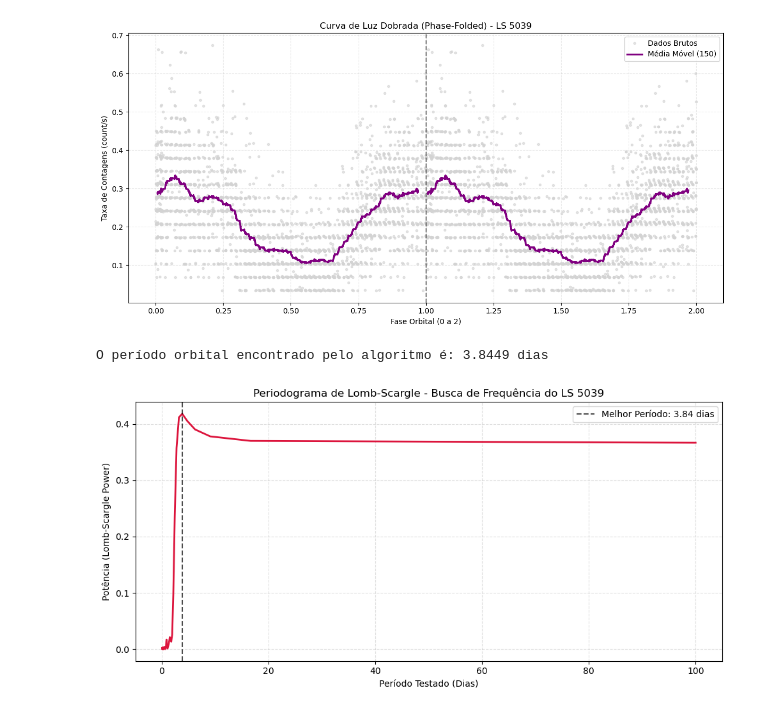
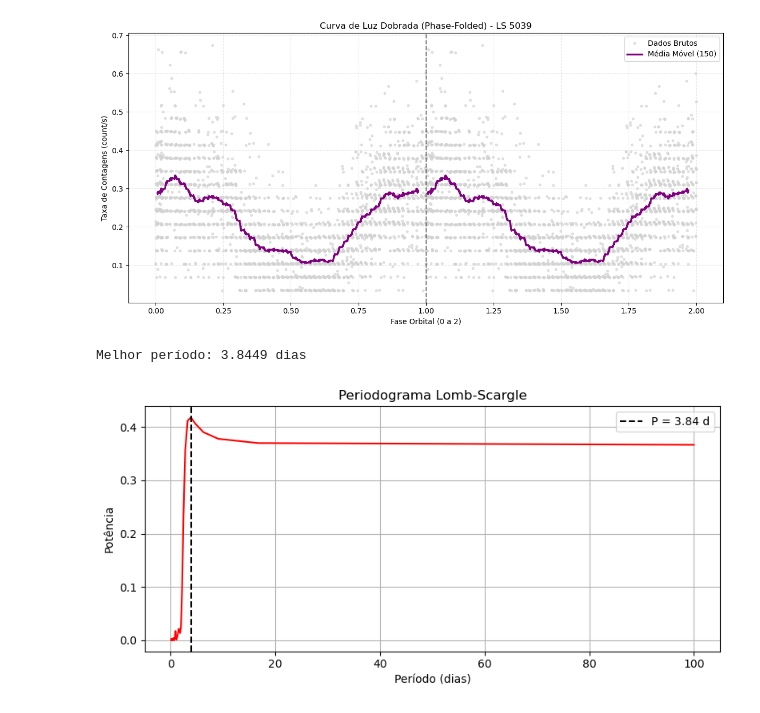
Before and after one commit to mariajulianrb/projeto_mestrado, a Jupyter notebook: data/notebook/light_curve.ipynb, the cells around one changed output. Drawn from its saved outputs; the diff is of its cells as text; code cells hidden in the pictures.

```diff
--- a/data/notebook/light_curve.ipynb
+++ b/data/notebook/light_curve.ipynb
@@ -123,64 +107,35 @@ plt.show()
 # %% [output]
 [figure]
 # %%
-import pandas as pd
+import matplotlib.pyplot as plt
 import numpy as np
-import matplotlib.pyplot as plt
 from astropy.timeseries import LombScargle
 
-# 1. Leitura e Limpeza dos Dados
-colunas = ['Index', 'Time', 'Rate', 'Error']
-df = pd.read_csv('lc_srcA_3-10_src-corr.dat', sep=r'\s+', names=colunas, comment='#')
+_, time, rate, err = np.loadtxt(
+    'lc_srcA_3-10_src-corr.dat', unpack=True, skiprows=4
+)
+mask = (rate > 0) & ~np.isnan(rate)
 
-df['Time'] = pd.to_numeric(df['Time'], errors='coerce')
-df['Rate'] = pd.to_numeric(df['Rate'], errors='coerce')
-df = df.dropna(subset=['Time', 'Rate'])
-df = df[df['Rate'] > 0]
+t_dias = time[mask] / 86400.0
+freq, power = LombScargle(t_dias, rate[mask], err[mask]).autopower(
+    minimum_frequency=1 / 100.0, maximum_frequency=1 / 0.1
+)
 
-# 2. Convertendo o tempo para DIAS
-# Isso facilita muito a leitura do gráfico, já que o período orbital esperado é em dias
-tempo_dias = df['Time'] / 86400.0
-taxa = df['Rate']
-erro = df['Error'] # Podemos usar as incertezas para dar mais peso aos pontos precisos
+periodos = 1 / freq
+best_p = periodos[np.argmax(power)]
+print(f'Melhor período: {best_p:.4f} dias')
 
-# 3. Aplicando o Lomb-Scargle
-# Queremos buscar períodos entre 1 e 10 dias. Como Frequência = 1 / Período:
-freq_minima = 1 / 100.0
-freq_maxima = 1 / 0.1
 
-# O algoritmo calcula a potência para cada frequência testada
-ls = LombScargle(tempo_dias, taxa, erro)
-frequencias, potencias = ls.autopower(minimum_frequency=freq_minima, maximum_frequency=freq_maxima)
-
-# Convertendo as frequências testadas de volta para Períodos (em dias)
-periodos = 1 / frequencias
-
-# 4. Descobrindo o Período Principal (Pico Máximo)
-indice_pico = np.argmax(potencias)
-melhor_periodo = periodos[indice_pico]
-
-print(f"O período orbital encontrado pelo algoritmo é: {melhor_periodo:.4f} dias")
-
-# 5. Criando o Gráfico do Periodograma
-plt.figure(figsize=(10, 5))
-
-# Plotando Período vs Potência
-plt.plot(periodos, potencias, color='crimson', linewidth=2)
-
-# Destacando o pico descoberto com uma linha vertical
-plt.axvline(x=melhor_periodo, color='black', linestyle='--', alpha=0.7,
-            label=f'Melhor Período: {melhor_periodo:.2f} dias')
-
-# Configurações Estéticas
-plt.xlabel('Período Testado (Dias)')
-plt.ylabel('Potência (Lomb-Scargle Power)')
-plt.title('Periodograma de Lomb-Scargle - Busca de Frequência do LS 5039')
+plt.figure(figsize=(8, 4))
+plt.plot(periodos, power, 'r-')
+plt.axvline(best_p, color='k', ls='--', label=f'P = {best_p:.2f} d')
+plt.xlabel('Período (dias)')
+plt.ylabel('Potência')
+plt.title('Periodograma Lomb-Scargle')
 plt.legend()
-plt.grid(True, linestyle='--', alpha=0.4)
-
-# Mostrando o gráfico
+plt.grid(True)
 plt.tight_layout()
 plt.show()
 # %% [output]
-O período orbital encontrado pelo algoritmo é: 3.8449 dias
+Melhor período: 3.8449 dias
-[figure, old version]
+[figure, new version]
```
Also changed, not shown: parts of 2 cells of this notebook, 4 other files.
